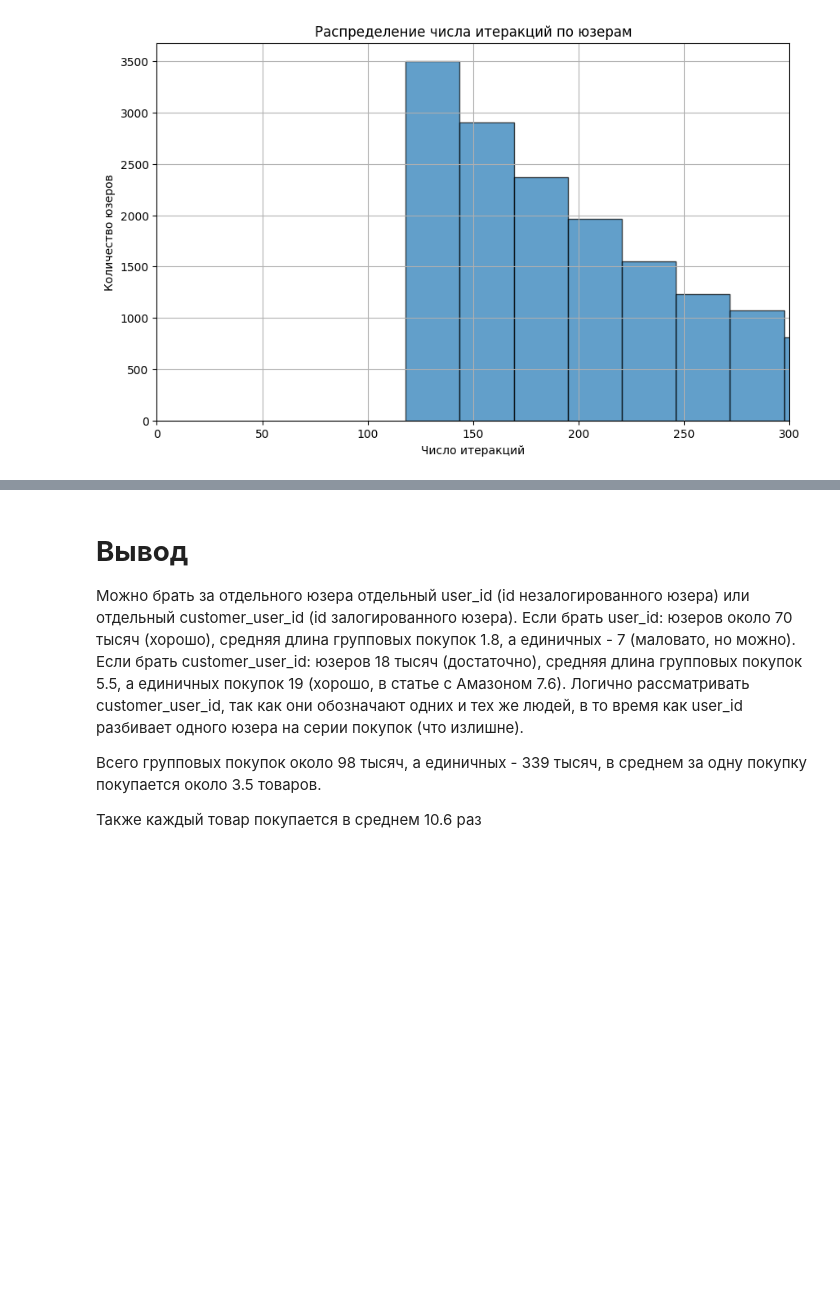
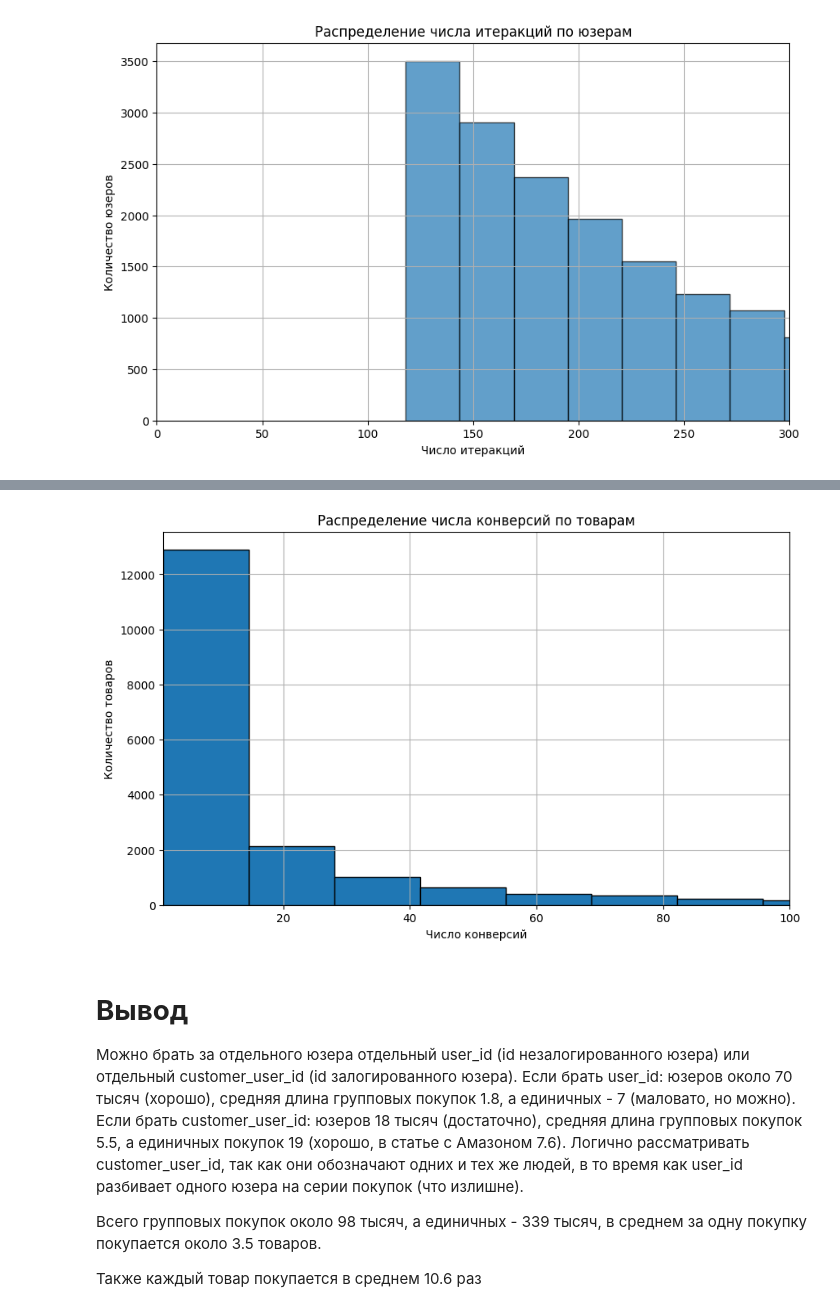
Before and after one commit to iliakabanov/SASRec, a Jupyter notebook: logs_eda.ipynb, the cells around one changed output, grey strips where cells are left out. Cells and saved outputs as stored; diff of their text form; code cells hidden in the pictures; blank space fills up the shorter version.

```diff
--- a/logs_eda.ipynb
+++ b/logs_eda.ipynb
@@ -216,3 +182,18 @@ Average number of purchases per item: 10.60909375
+# %%
+# Преобразуем в pandas DataFrame
+item_counts_pd_conversions = item_counts_conversed.toPandas()
+
+# Строим гистограмму распределения
+plt.figure(figsize=(10, 6))
+plt.hist(item_counts_pd_conversions['count'], bins=100, edgecolor='black')
+plt.title("Распределение числа конверсий по товарам")
+plt.xlabel("Число конверсий")
+plt.ylabel("Количество товаров")
+plt.grid(True)
+plt.xlim(left=1, right=100)
+plt.show()
+# %% [output]
+[figure, added]
 # %% [markdown]
 # **Вывод**
 
```
Also changed, not shown: parts of 12 cells of this notebook, 5 other files.
